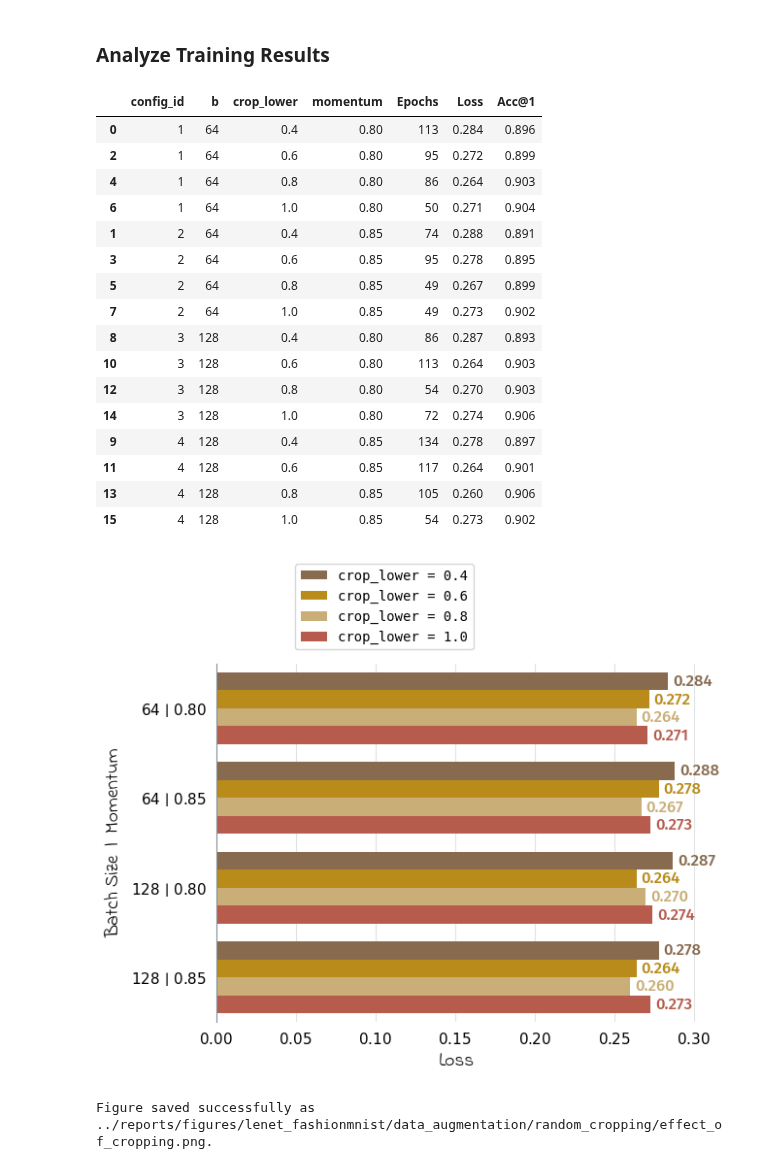
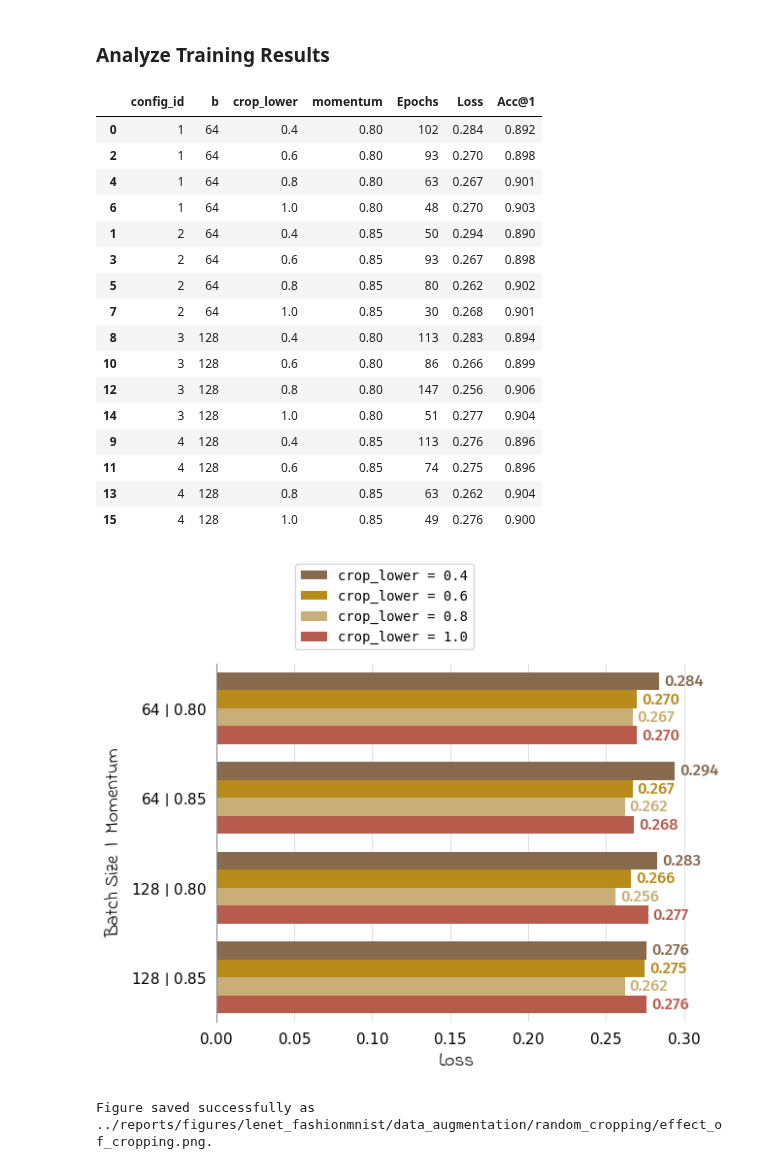
Before and after one commit to mrvnthss/rsa-vision-networks, a Jupyter notebook: notebooks/4.2-mt-data-analysis-lenet-fashionmnist.ipynb, the cells around one changed output. Cells and saved outputs as stored; diff of their text form; code cells hidden in the pictures.

```diff
--- a/notebooks/4.2-mt-data-analysis-lenet-fashionmnist.ipynb
+++ b/notebooks/4.2-mt-data-analysis-lenet-fashionmnist.ipynb
@@ -1102,49 +1102,49 @@ Image saved successfully as ../reports/figures/lenet_fashionmnist/data_augmentat
 ### Analyze Training Results
 # %%
 # Load and parse results
-log_dir = "../out/lenet_fashionmnist/data_augmentation/random_cropping/2024-09-10_14-54-51"
+log_dir = "../out/lenet_fashionmnist/data_augmentation/random_cropping/2024-09-11_15-39-58"
 random_crops = parse_log_dir(
     log_dir,
     get_training_results,
     mode="Val"
 )
 
 # Abbreviate column names
 random_crops = random_crops.rename(columns={
     "Accuracy@1": "Acc@1",
     "Accuracy@5": "Acc@5"
 })
 
 # Add ID to identify runs with identical hparams (except for crop_lower)
 random_crops["config_id"] = random_crops.groupby(["b", "momentum"]).ngroup() + 1
 
 # Reorder columns and drop "Acc@5"
 col_order = random_crops.columns.tolist()
 col_order = [col_name for col_name in col_order if col_name not in ["config_id", "Acc@5"]]
 col_order = ["config_id", *col_order]
 random_crops = random_crops[col_order]
 
 # Sort and display results
 random_crops = random_crops.sort_values(by=["config_id", "crop_lower"])
 random_crops
 # %% [output]
 |  | config_id | b | crop_lower | momentum | Epochs | Loss | Acc@1 |
-| 0 | 1 | 64 | 0.4 | 0.80 | 113 | 0.284 | 0.896 |
-| 2 | 1 | 64 | 0.6 | 0.80 | 95 | 0.272 | 0.899 |
-| 4 | 1 | 64 | 0.8 | 0.80 | 86 | 0.264 | 0.903 |
-| 6 | 1 | 64 | 1.0 | 0.80 | 50 | 0.271 | 0.904 |
-| 1 | 2 | 64 | 0.4 | 0.85 | 74 | 0.288 | 0.891 |
-| 3 | 2 | 64 | 0.6 | 0.85 | 95 | 0.278 | 0.895 |
-| 5 | 2 | 64 | 0.8 | 0.85 | 49 | 0.267 | 0.899 |
-| 7 | 2 | 64 | 1.0 | 0.85 | 49 | 0.273 | 0.902 |
-| 8 | 3 | 128 | 0.4 | 0.80 | 86 | 0.287 | 0.893 |
-| 10 | 3 | 128 | 0.6 | 0.80 | 113 | 0.264 | 0.903 |
-| 12 | 3 | 128 | 0.8 | 0.80 | 54 | 0.270 | 0.903 |
-| 14 | 3 | 128 | 1.0 | 0.80 | 72 | 0.274 | 0.906 |
-| 9 | 4 | 128 | 0.4 | 0.85 | 134 | 0.278 | 0.897 |
-| 11 | 4 | 128 | 0.6 | 0.85 | 117 | 0.264 | 0.901 |
-| 13 | 4 | 128 | 0.8 | 0.85 | 105 | 0.260 | 0.906 |
-| 15 | 4 | 128 | 1.0 | 0.85 | 54 | 0.273 | 0.902 |
+| 0 | 1 | 64 | 0.4 | 0.80 | 102 | 0.284 | 0.892 |
+| 2 | 1 | 64 | 0.6 | 0.80 | 93 | 0.270 | 0.898 |
+| 4 | 1 | 64 | 0.8 | 0.80 | 63 | 0.267 | 0.901 |
+| 6 | 1 | 64 | 1.0 | 0.80 | 48 | 0.270 | 0.903 |
+| 1 | 2 | 64 | 0.4 | 0.85 | 50 | 0.294 | 0.890 |
+| 3 | 2 | 64 | 0.6 | 0.85 | 93 | 0.267 | 0.898 |
+| 5 | 2 | 64 | 0.8 | 0.85 | 80 | 0.262 | 0.902 |
+| 7 | 2 | 64 | 1.0 | 0.85 | 30 | 0.268 | 0.901 |
+| 8 | 3 | 128 | 0.4 | 0.80 | 113 | 0.283 | 0.894 |
+| 10 | 3 | 128 | 0.6 | 0.80 | 86 | 0.266 | 0.899 |
+| 12 | 3 | 128 | 0.8 | 0.80 | 147 | 0.256 | 0.906 |
+| 14 | 3 | 128 | 1.0 | 0.80 | 51 | 0.277 | 0.904 |
+| 9 | 4 | 128 | 0.4 | 0.85 | 113 | 0.276 | 0.896 |
+| 11 | 4 | 128 | 0.6 | 0.85 | 74 | 0.275 | 0.896 |
+| 13 | 4 | 128 | 0.8 | 0.85 | 63 | 0.262 | 0.904 |
+| 15 | 4 | 128 | 1.0 | 0.85 | 49 | 0.276 | 0.900 |
 # %%
 # Preparations to set hue in sns.barplot
 palette = {
@@ -1243,7 +1243,7 @@ plt.show()
 # Restore defaults
 plt.rcdefaults()
 # %% [output]
-[figure, old version]
+[figure, new version]
 # %%
 # Save figure
 fig_random_crops = ax.get_figure()
```
Also changed, not shown: 1 other file.
